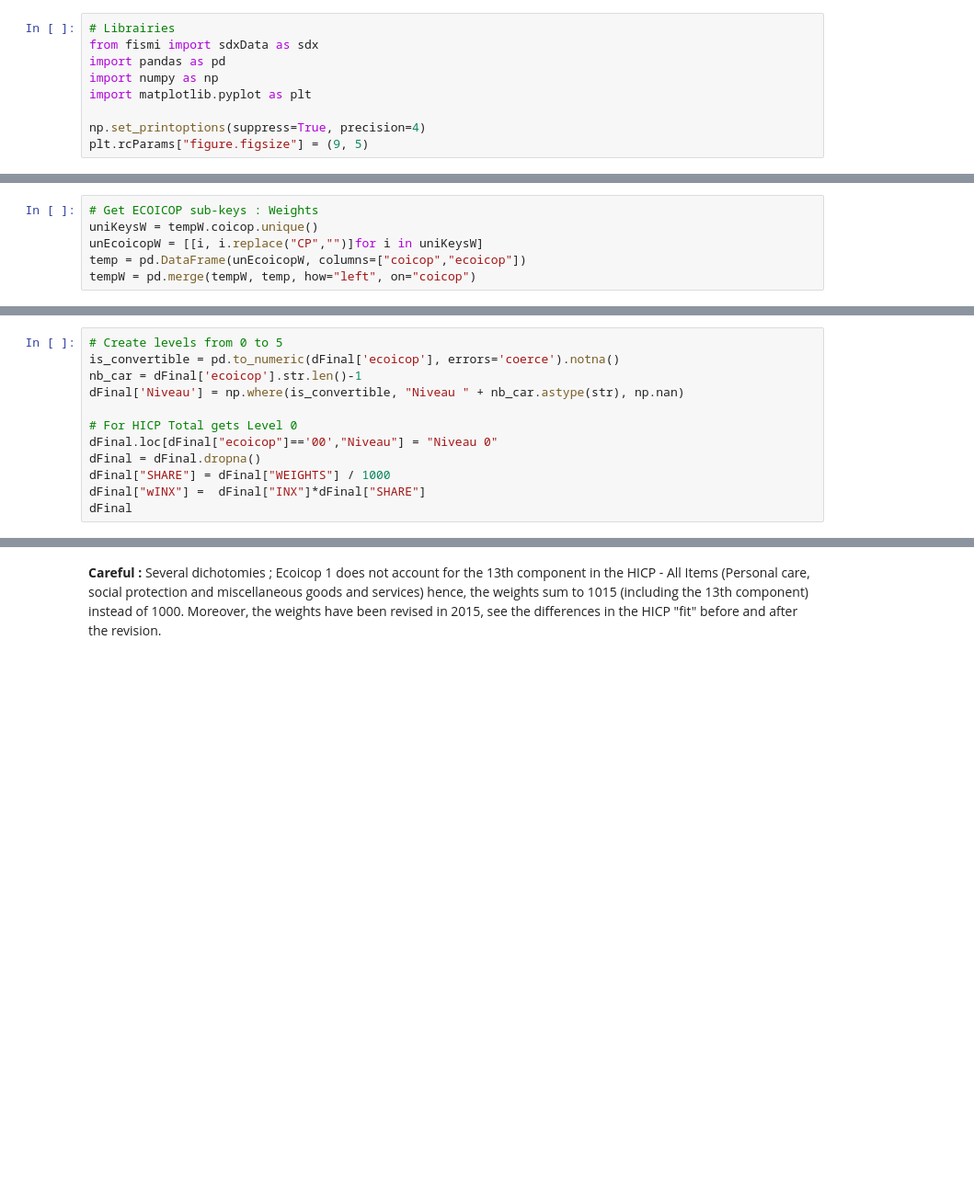
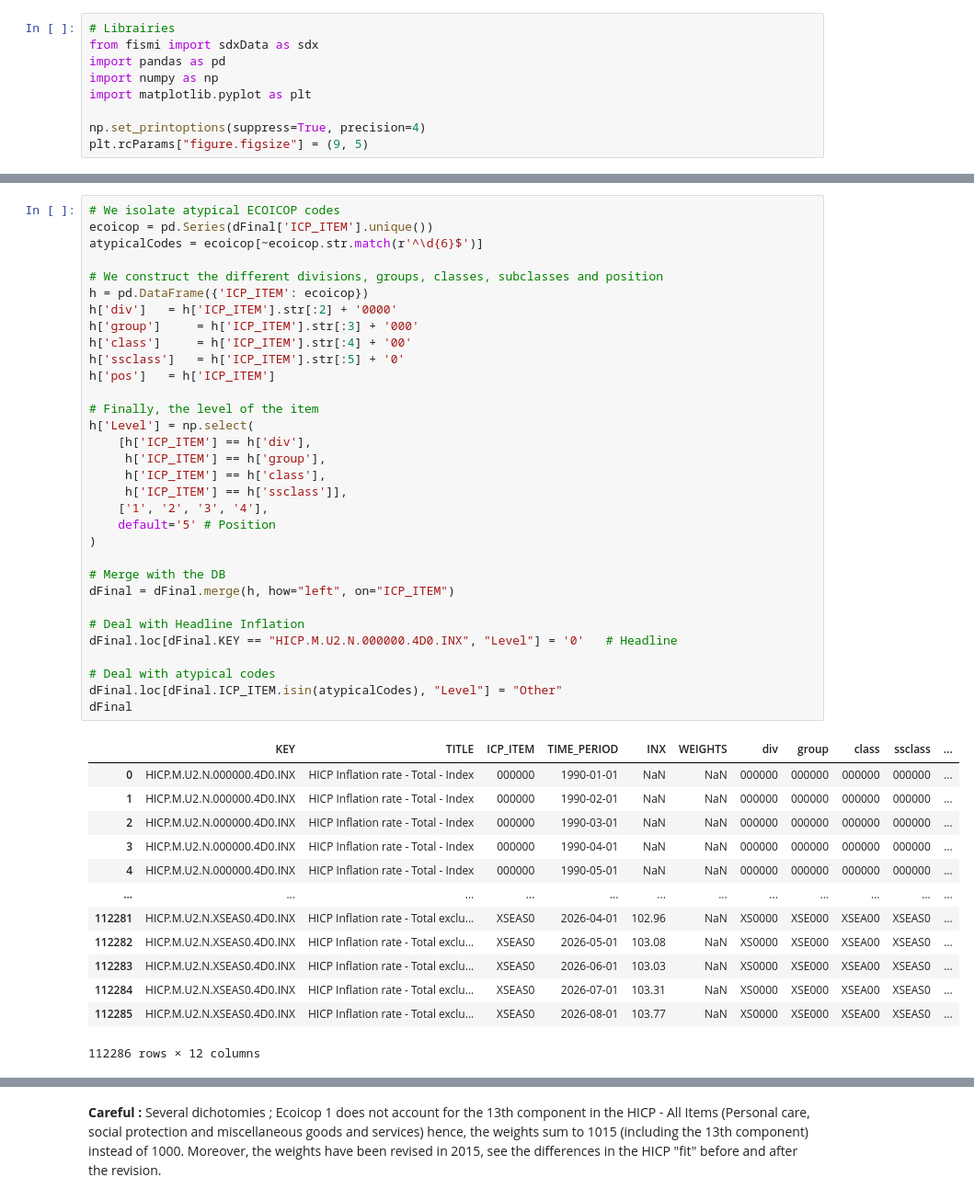
Before and after one commit to Lea-Gosselin/ismi-index, a Jupyter notebook: collectData.ipynb, the cells around one changed output, grey strips where cells are left out. Shown at 92% size. Drawn from its saved outputs; the diff is of its cells as text; blank space fills up the shorter version.

```diff
--- a/collectData.ipynb
+++ b/collectData.ipynb
@@ -84,6 +153,0 @@ dfW, tempW = sdx.getdata(url, colName="coicop", headers=None)
-# %%
-# Get ECOICOP sub-keys : Weights
-uniKeysW = tempW.coicop.unique()
-unEcoicopW = [[i, i.replace("CP","")]for i in uniKeysW]
-temp = pd.DataFrame(unEcoicopW, columns=["coicop","ecoicop"])
-tempW = pd.merge(tempW, temp, how="left", on="coicop")
@@ -131,12 +204,0 @@ For example, when doing 'df[col].method(value, inplace=True)', try using 'df.met
-# %%
-# Create levels from 0 to 5
-is_convertible = pd.to_numeric(dFinal['ecoicop'], errors='coerce').notna()
-nb_car = dFinal['ecoicop'].str.len()-1
-dFinal['Niveau'] = np.where(is_convertible, "Niveau " + nb_car.astype(str), np.nan)
-
-# For HICP Total gets Level 0
-dFinal.loc[dFinal["ecoicop"]=='00',"Niveau"] = "Niveau 0"
-dFinal = dFinal.dropna()
-dFinal["SHARE"] = dFinal["WEIGHTS"] / 1000
-dFinal["wINX"] =  dFinal["INX"]*dFinal["SHARE"]
-dFinal
@@ -166,0 +205,46 @@ See the caveats in the documentation: https://pandas.pydata.org/pandas-docs/stab
+# %%
+# We isolate atypical ECOICOP codes
+ecoicop = pd.Series(dFinal['ICP_ITEM'].unique())
+atypicalCodes = ecoicop[~ecoicop.str.match(r'^\d{6}$')]
+
+# We construct the different divisions, groups, classes, subclasses and position
+h = pd.DataFrame({'ICP_ITEM': ecoicop})
+h['div']   = h['ICP_ITEM'].str[:2] + '0000'
+h['group']     = h['ICP_ITEM'].str[:3] + '000'
+h['class']     = h['ICP_ITEM'].str[:4] + '00'
+h['ssclass']   = h['ICP_ITEM'].str[:5] + '0'
+h['pos']   = h['ICP_ITEM']
+
+# Finally, the level of the item
+h['Level'] = np.select(
+    [h['ICP_ITEM'] == h['div'],
+     h['ICP_ITEM'] == h['group'],
+     h['ICP_ITEM'] == h['class'],
+     h['ICP_ITEM'] == h['ssclass']],
+    ['1', '2', '3', '4'],
+    default='5' # Position
+)
+
+# Merge with the DB
+dFinal = dFinal.merge(h, how="left", on="ICP_ITEM")
+
+# Deal with Headline Inflation
+dFinal.loc[dFinal.KEY == "HICP.M.U2.N.000000.4D0.INX", "Level"] = '0'   # Headline
+
+# Deal with atypical codes
+dFinal.loc[dFinal.ICP_ITEM.isin(atypicalCodes), "Level"] = "Other"
+dFinal
+# %% [output]
+|  | KEY | TITLE | ICP_ITEM | TIME_PERIOD | INX | WEIGHTS | div | group | class | ssclass | ... |
+| 0 | HICP.M.U2.N.000000.4D0.INX | HICP Inflation rate - Total - Index | 000000 | 1990-01-01 | NaN | NaN | 000000 | 000000 | 000000 | 000000 | ... |
+| 1 | HICP.M.U2.N.000000.4D0.INX | HICP Inflation rate - Total - Index | 000000 | 1990-02-01 | NaN | NaN | 000000 | 000000 | 000000 | 000000 | ... |
+| 2 | HICP.M.U2.N.000000.4D0.INX | HICP Inflation rate - Total - Index | 000000 | 1990-03-01 | NaN | NaN | 000000 | 000000 | 000000 | 000000 | ... |
+| 3 | HICP.M.U2.N.000000.4D0.INX | HICP Inflation rate - Total - Index | 000000 | 1990-04-01 | NaN | NaN | 000000 | 000000 | 000000 | 000000 | ... |
+| 4 | HICP.M.U2.N.000000.4D0.INX | HICP Inflation rate - Total - Index | 000000 | 1990-05-01 | NaN | NaN | 000000 | 000000 | 000000 | 000000 | ... |
+| ... | ... | ... | ... | ... | ... | ... | ... | ... | ... | ... | ... |
+| 112281 | HICP.M.U2.N.XSEAS0.4D0.INX | HICP Inflation rate - Total exclu... | XSEAS0 | 2026-04-01 | 102.96 | NaN | XS0000 | XSE000 | XSEA00 | XSEAS0 | ... |
+| 112282 | HICP.M.U2.N.XSEAS0.4D0.INX | HICP Inflation rate - Total exclu... | XSEAS0 | 2026-05-01 | 103.08 | NaN | XS0000 | XSE000 | XSEA00 | XSEAS0 | ... |
+| 112283 | HICP.M.U2.N.XSEAS0.4D0.INX | HICP Inflation rate - Total exclu... | XSEAS0 | 2026-06-01 | 103.03 | NaN | XS0000 | XSE000 | XSEA00 | XSEAS0 | ... |
+| 112284 | HICP.M.U2.N.XSEAS0.4D0.INX | HICP Inflation rate - Total exclu... | XSEAS0 | 2026-07-01 | 103.31 | NaN | XS0000 | XSE000 | XSEA00 | XSEAS0 | ... |
+| 112285 | HICP.M.U2.N.XSEAS0.4D0.INX | HICP Inflation rate - Total exclu... | XSEAS0 | 2026-08-01 | 103.77 | NaN | XS0000 | XSE000 | XSEA00 | XSEAS0 | ... |
+112286 rows × 12 columns
```
Also changed, not shown: parts of 39 cells of this notebook, 3 other files.
